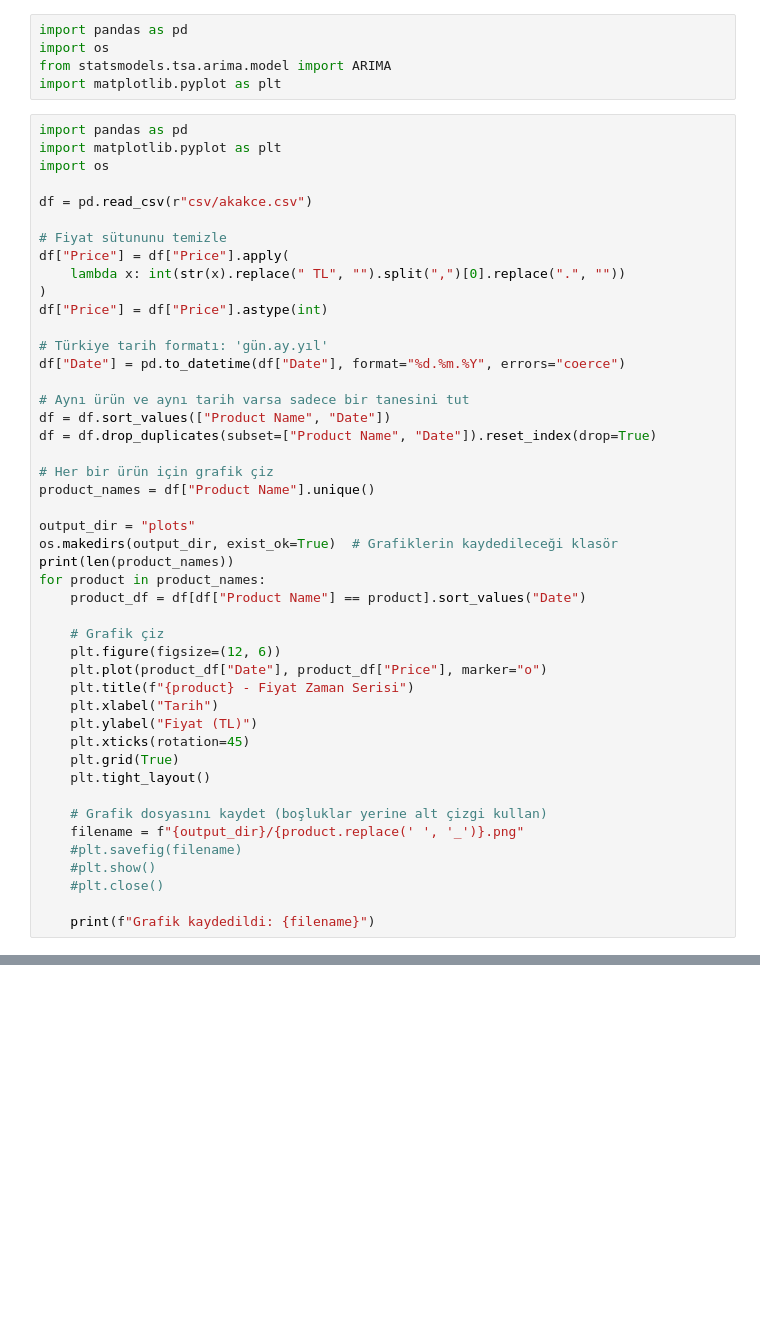
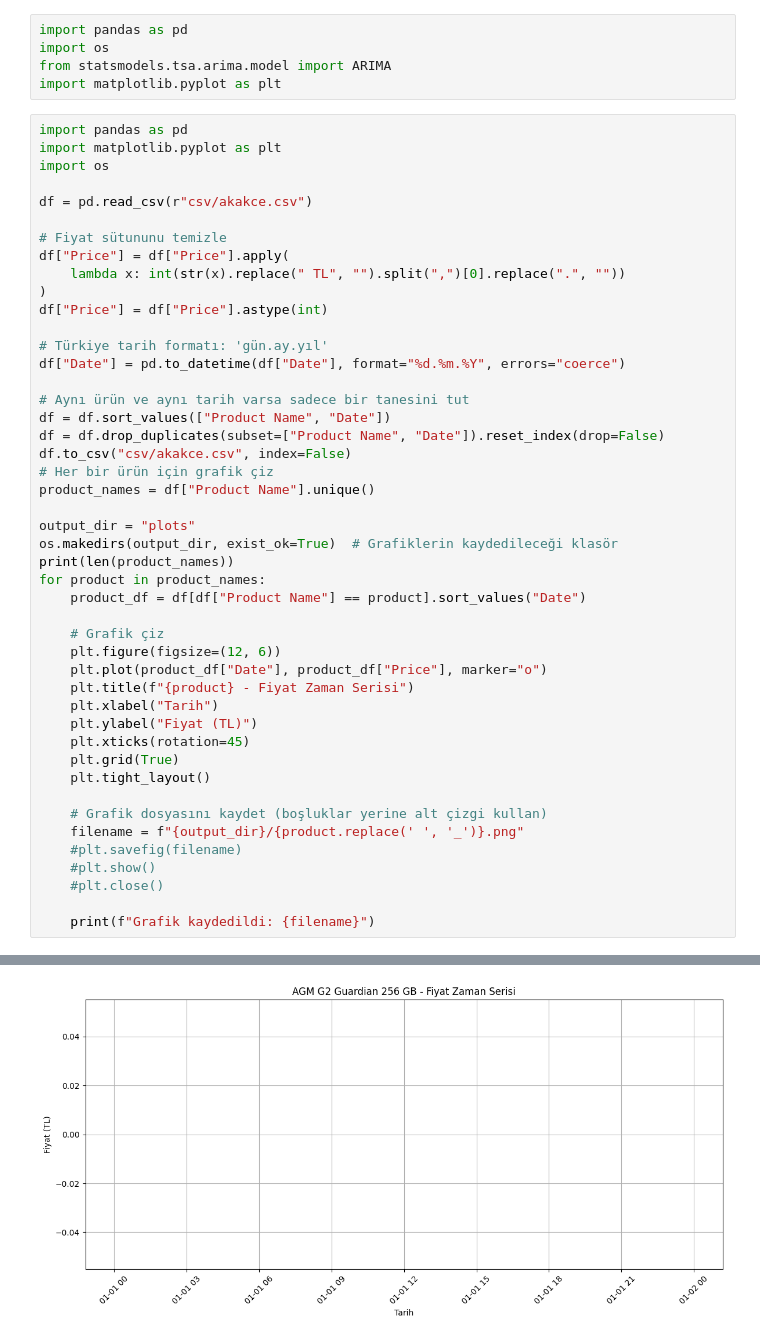
Before and after one commit to doganenes/AIBazaar, a Jupyter notebook: AI/utils/arima.ipynb, the cells around one changed output, grey strips where cells are left out. Saved outputs shown, nothing was run; the diff lists cells and outputs as text; blank space fills up the shorter version.

```diff
--- a/AI/utils/arima.ipynb
+++ b/AI/utils/arima.ipynb
@@ -21,8 +21,8 @@ df["Date"] = pd.to_datetime(df["Date"], format="%d.%m.%Y", errors="coerce")
 
 # Aynı ürün ve aynı tarih varsa sadece bir tanesini tut
 df = df.sort_values(["Product Name", "Date"])
-df = df.drop_duplicates(subset=["Product Name", "Date"]).reset_index(drop=True)
-
+df = df.drop_duplicates(subset=["Product Name", "Date"]).reset_index(drop=False)
+df.to_csv("csv/akakce.csv", index=False)
 # Her bir ürün için grafik çiz
 product_names = df["Product Name"].unique()
 
@@ -49,3 +49,4 @@ for product in product_names:
     #plt.close()
 
     print(f"Grafik kaydedildi: {filename}")
+# %% [output]
@@ -51,0 +87 @@ for product in product_names:
+[figure, added]
```
Also changed, not shown: parts of 9 cells of this notebook, 21 other files.
